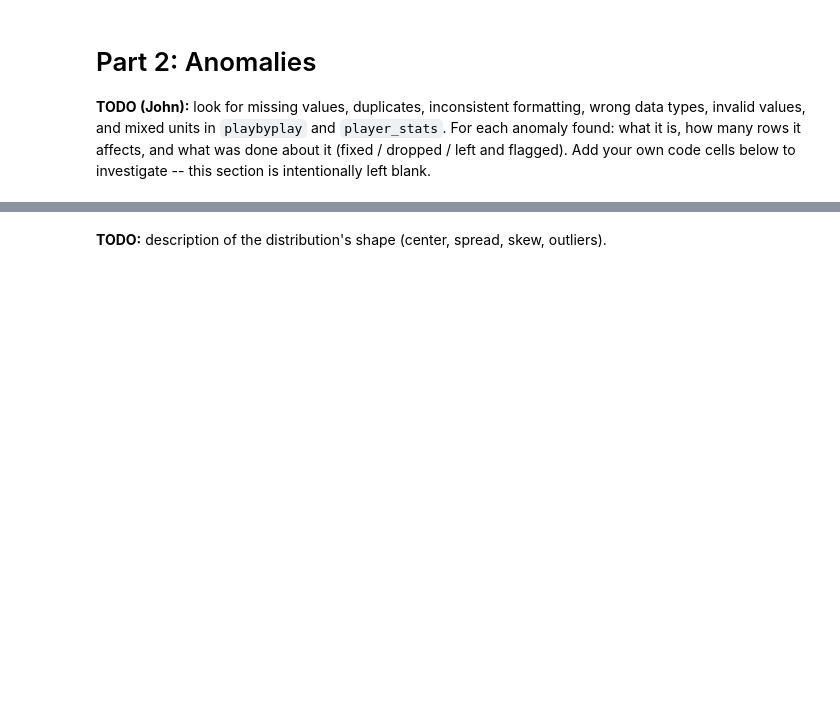
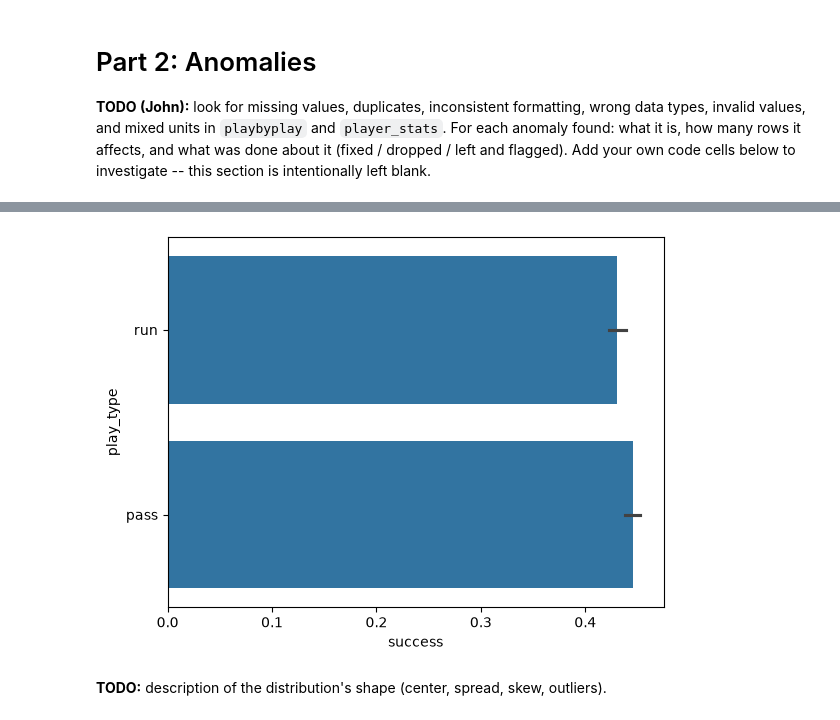
Before and after one commit to acimma3/cs418-football, a Jupyter notebook: eda.ipynb, the cells around one changed output, grey strips where cells are left out. Cells and saved outputs as stored; diff of their text form; code cells hidden in the pictures; blank space fills up the shorter version.

```diff
--- a/eda.ipynb
+++ b/eda.ipynb
@@ -161,3 +185,9 @@ Label axes at a readable size and watch for overplotting.
+# %%
+# run and pass plays average success rate
+sns.barplot(data = snspbp, x = "success", y = "play_type")
+plt.show()
+# %% [output]
+[figure, added]
 # %% [markdown]
 **TODO:** description of the distribution's shape (center, spread, skew, outliers).
 # %% [markdown]
```
Also changed, not shown: parts of 8 cells of this notebook.
